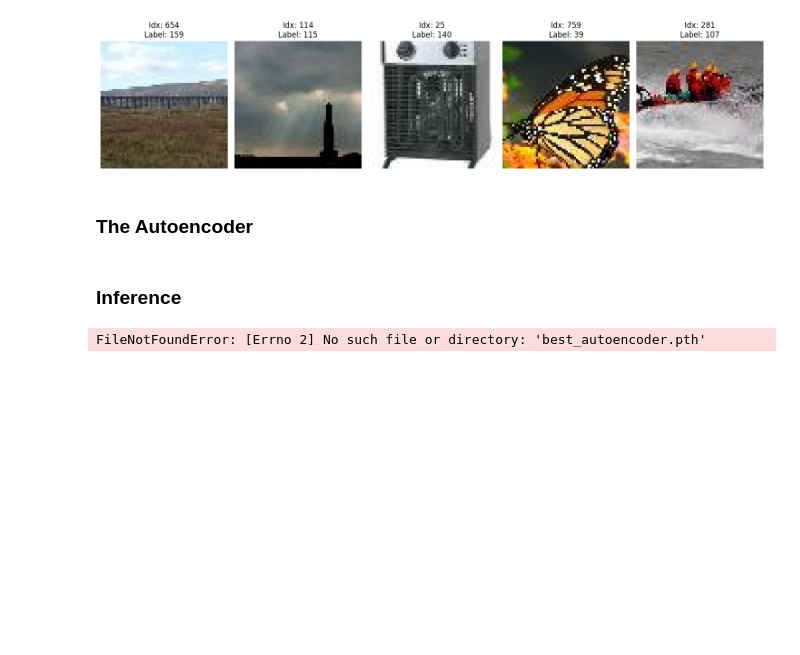
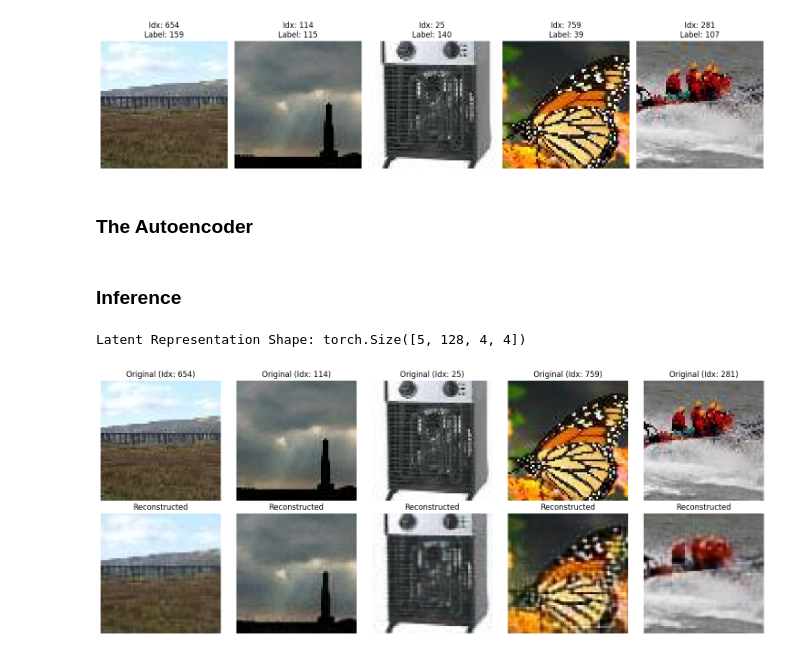
Before and after one commit to mpuneet063/computer-vision-projects, a Jupyter notebook: image_representations_and_reconstruction/reconstruction.ipynb, the cells around one changed output. Saved outputs shown, nothing was run; the diff lists cells and outputs as text; code cells hidden in the pictures; blank space fills up the shorter version.

```diff
--- a/image_representations_and_reconstruction/reconstruction.ipynb
+++ b/image_representations_and_reconstruction/reconstruction.ipynb
@@ -170,7 +173,7 @@ class CNNAutoencoder(nn.Module):
 ### <b>Inference</b>
 # %%
 model = CNNAutoencoder()
-model.load_state_dict(torch.load("best_autoencoder.pth"))
+model.load_state_dict(torch.load("best_autoencoder.pth", map_location=torch.device('cpu')))
 model = model.to(device)
 
 # 1. Stack the 5 specific images into a single Batch Tensor
@@ -188,31 +191,32 @@ with torch.no_grad(): # Disable gradient calculation to save memory
     # Get the reconstructed images
     reconstructions = model(batch_images)
 
 # 3. Prepare Denormalization (Move mean/std to the same device as images)
 mean = torch.tensor([0.485, 0.456, 0.406]).view(3, 1, 1).to(device)
 std = torch.tensor([0.229, 0.224, 0.225]).view(3, 1, 1).to(device)
 
 # Helper function to de-normalize and reshape for Matplotlib
 def prep_for_plot(img_tensor):
     img = img_tensor * std + mean
     img = img.cpu().numpy().transpose((1, 2, 0)) # (C, H, W) -> (H, W, C)
     return np.clip(img, 0, 1)
 
 # 4. Plot Originals vs. Reconstructions
 fig, axes = plt.subplots(nrows=2, ncols=5, figsize=(15, 6))
 
 for i in range(5):
     # Top Row: Original Images
     axes[0, i].imshow(prep_for_plot(batch_images[i]))
     axes[0, i].set_title(f"Original (Idx: {random_indices[i]})")
     axes[0, i].axis('off')
 
     # Bottom Row: Reconstructed Images
     axes[1, i].imshow(prep_for_plot(reconstructions[i]))
     axes[1, i].set_title("Reconstructed")
     axes[1, i].axis('off')
 
 plt.tight_layout()
 plt.show()
 # %% [output]
-FileNotFoundError: [Errno 2] No such file or directory: 'best_autoencoder.pth'
+Latent Representation Shape: torch.Size([5, 128, 4, 4])
+[figure, added]
```
Also changed, not shown: parts of 1 cell of this notebook.
